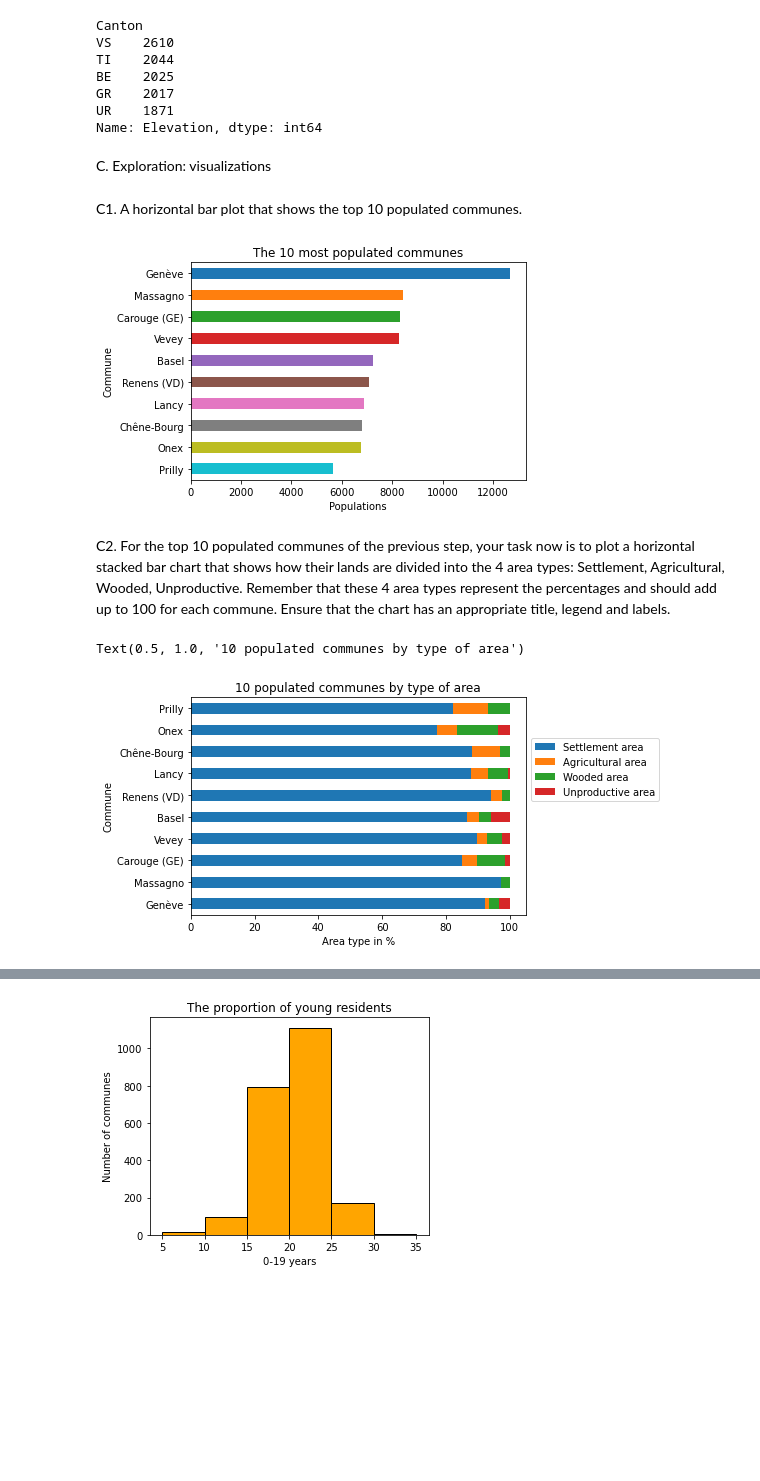
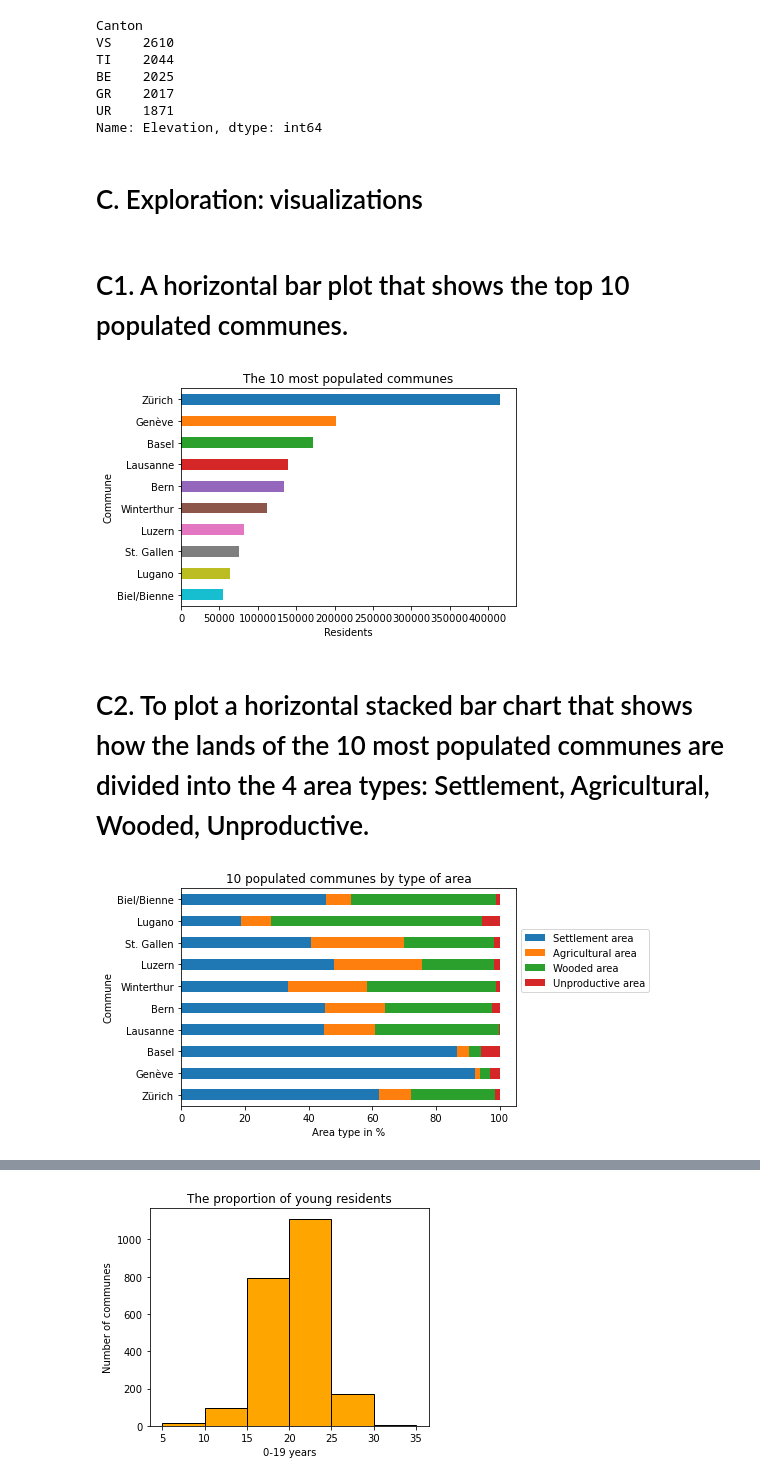
Before and after one commit to NasimLone/Exam-1, a Jupyter notebook: communes_solution.ipynb, the cells around one changed output, grey strips where cells are left out. Cells and saved outputs as stored; diff of their text form; code cells hidden in the pictures; blank space fills up the shorter version.

```diff
--- a/communes_solution.ipynb
+++ b/communes_solution.ipynb
@@ -212,7 +259,7 @@ GR    2017
 UR    1871
 Name: Elevation, dtype: int64
 # %% [markdown]
-C. Exploration: visualizations
+# C. Exploration: visualizations
 # %%
 import matplotlib.pyplot as plt
 
@@ -220,7 +267,7 @@ import matplotlib.pyplot as plt
 # %%
 df = df.reset_index().set_index("Commune") #to ensure the index is properly defined
 # %% [markdown]
-C1. A horizontal bar plot that shows the top 10 populated communes.
+# C1. A horizontal bar plot that shows the top 10 populated communes.
 # %%
 import pandas as pd
 import numpy as np
@@ -230,35 +277,35 @@ df.set_index("Commune", inplace=True)
 
 # Add titles, labels, invert y-axis
 
-Populated_comm = df["Population density per km²"].sort_values (ascending=False).head(10)
+Populated_comm = df["Residents"].sort_values (ascending=False).head(10)
 colormap = plt.cm.tab10(range(0, len(Populated_comm)))
 bar_plot = Populated_comm.plot.barh(color=colormap)
 bar_plot.set_title("The 10 most populated communes")
-bar_plot.set_xlabel("Populations")
+bar_plot.set_xlabel("Residents")
 bar_plot.invert_yaxis()
 plt.show(bar_plot)
 # %% [output]
-[figure, old version]
+[figure, new version]
 # %% [markdown]
-C2. For the top 10 populated communes of the previous step, your task now is to plot a horizontal stacked bar chart that shows how their lands are divided into the 4 area types: Settlement, Agricultural, Wooded, Unproductive. Remember that these 4 area types represent the percentages and should add up to 100 for each commune. Ensure that the chart has an appropriate title, legend and labels.
+# C2. To plot a horizontal stacked bar chart that shows how the lands of the 10 most populated communes are divided into the 4 area types: Settlement, Agricultural, Wooded, Unproductive.
 # %%
 columns = [
     "Settlement area",
     "Agricultural area",
     "Wooded area",
     "Unproductive area",
     "Commune"
 ]
 
 # Load the DataFrame, we will work on the selected columns
 Area_type = pd.read_csv("p1_communes.csv", usecols=columns)
 Commune_index = Area_type.set_index("Commune")
-Selected_communes = Commune_index.loc[["Genève", "Massagno", "Carouge (GE)", "Vevey", "Basel", "Renens (VD)", "Lancy", "Chêne-Bourg", "Onex", "Prilly"]]
+Selected_communes = Commune_index.loc[["Zürich", "Genève", "Basel", "Lausanne", "Bern", "Winterthur", "Luzern", "St. Gallen", "Lugano", "Biel/Bienne"]]
 Selected_communes.plot.barh(stacked=True)
 plt.legend(loc='lower left', bbox_to_anchor=(1, 0.5))
 plt.xlabel("Area type in %")
 plt.title("10 populated communes by type of area")
+plt.show()
 # %% [output]
-Text(0.5, 1.0, '10 populated communes by type of area')
-[figure, old version]
+[figure, new version]
 # %% [markdown]
```
Also changed, not shown: parts of 36 cells of this notebook.
